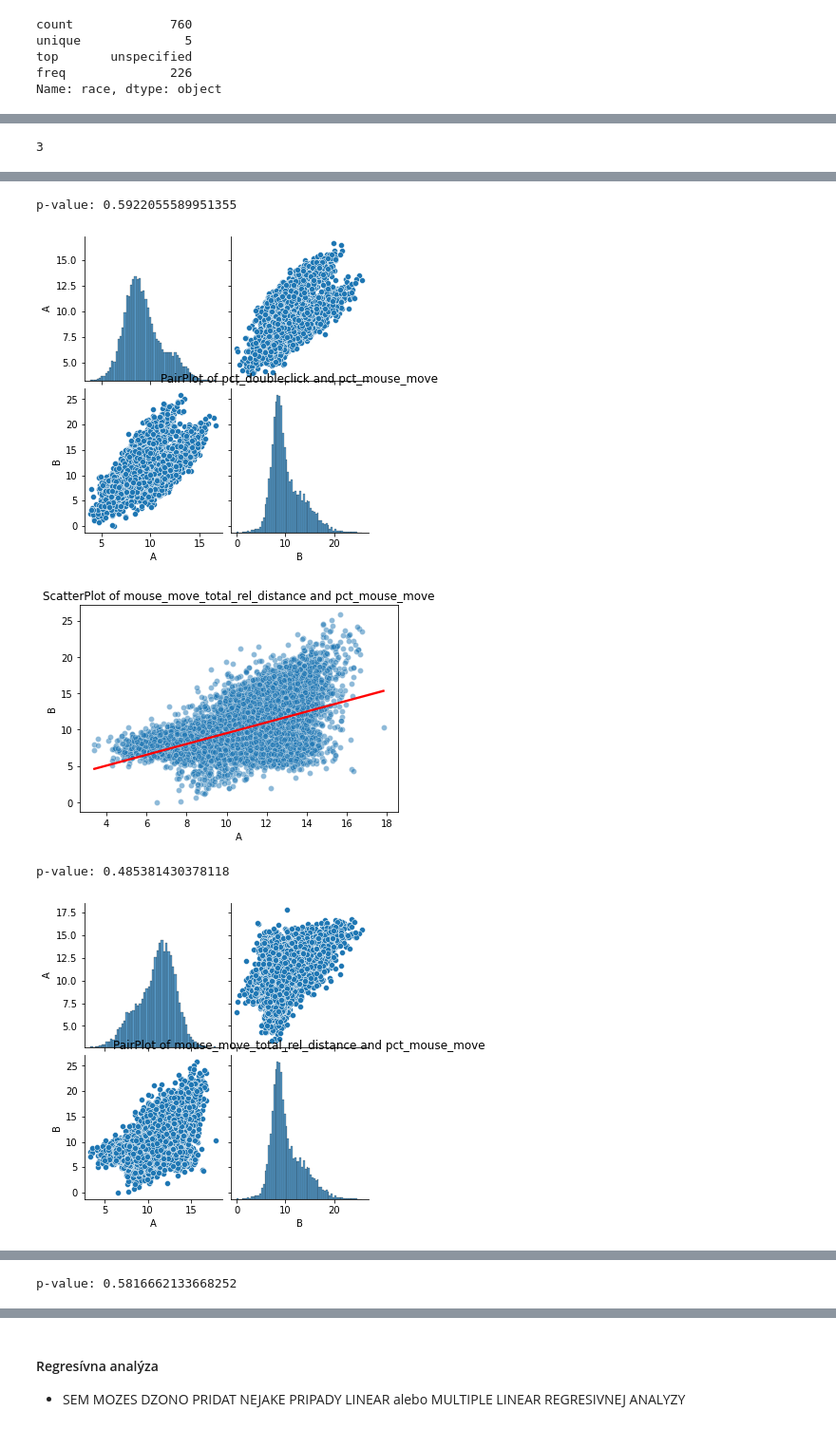
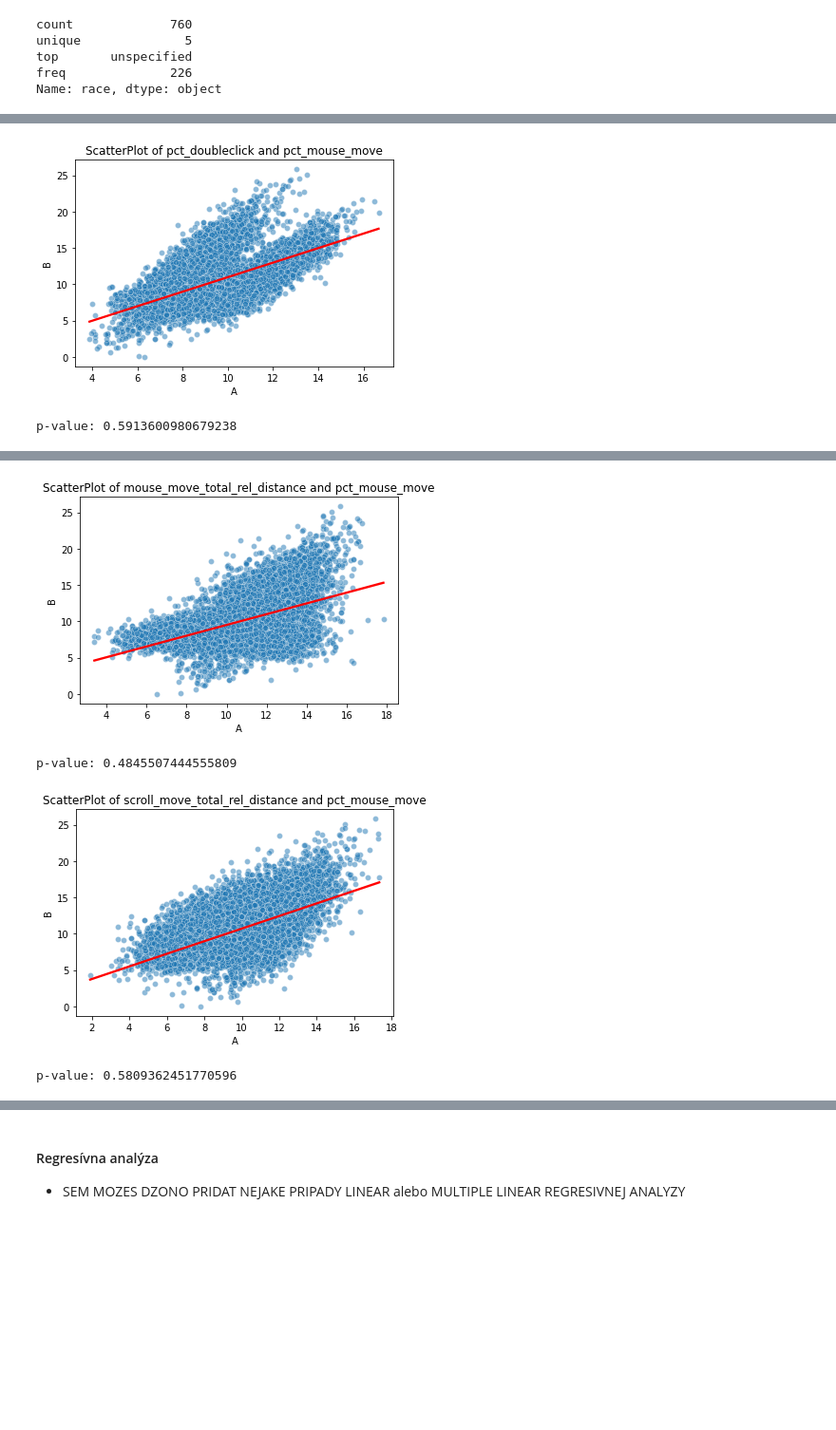
Before and after one commit to FilipMojto/IAU_project, a Jupyter notebook: EDA.ipynb, the cells around one changed output, grey strips where cells are left out. Shown at 95% size. Saved outputs shown, nothing was run; the diff lists cells and outputs as text; code cells hidden in the pictures; blank space fills up the shorter version.

```diff
--- a/EDA.ipynb
+++ b/EDA.ipynb
@@ -411,12 +426,0 @@ Name: race, dtype: object
-# %%
-# Calculate the Pearson correlation coefficient
-pearson_corr = merged_df['age'].corr(merged_df['page_activity_duration'], method='pearson')
-
-# Calculate the Spearman rank correlation coefficient
-spearman_corr = merged_df['age'].corr(merged_df['page_activity_duration'], method='spearman')
-
-print(f"Pearson Correlation: {pearson_corr}")
-print(f"Spearman Correlation: {spearman_corr}")
-
-covariance = np.cov(merged_df['page_activity_duration'], merged_df['age'])[0, 1]
-print(f'Covariance: {covariance}')
@@ -452,5 +432,5 @@ pre druhú vlastnosť jasne ukazuje, že rozdelenie má nižší vrch a menšie
 # %%
-def find_homog_var(df, number=3):
+def find_corr(df, number=3):
     COLUMN_COUNT = df.shape[1]
     pairs = []
 
@@ -464,20 +444,13 @@ def find_homog_var(df, number=3):
 
             # Check if the data type of both columns is numeric
             if col_A.dtype in [int, float] and col_B.dtype in [int, float]:
-                new_df = pd.DataFrame({'A': col_A, 'B': col_B}).dropna(how="any")
+                new_df = pd.DataFrame({'A': col_A, 'B': col_B})
 
-                # Perform the Levene test if data types are valid
-                #statistic, p_value = levene(new_df['A'], new_df['B'])
-
-                    # Calculate the Pearson correlation coefficient
                 pearson_corr = new_df['A'].corr(new_df['B'], method='pearson')
-                # Calculate the Spearman rank correlation coefficient
                 spearman_corr = new_df['A'].corr(new_df['B'], method='spearman')
                 kendall_corr = new_df['A'].corr(new_df['B'], method='kendall')
 
                 if pearson_corr > 0.05:
-                    #print(f"Variances between columns {col_A_name} and {col_B_name} are equal (failed to the null hypothesis)")
-                    #print(f'p: {p_value}')
 
                     #This represents a dictionary containing both attributes and their p-value
                     new_el = {
@@ -498,31 +471,19 @@ def find_homog_var(df, number=3):
 
     return pairs
 
-list = find_homog_var(df_sess)
-
-print(len(list))
+list = find_corr(df_sess)
 
 for el in list:
-    new_df = pd.DataFrame({'A': df_sess[el['A']], 'B': df_sess[el['B']]}).dropna(how="any")
+    new_df = pd.DataFrame({'A': df_sess[el['A']], 'B': df_sess[el['B']]})
 
-    # Create a scatter plot
     sns.scatterplot(x='A', y='B', data=new_df, alpha=0.5)
-    #plt.title('Scatter Plot with Pearson Correlation Line')
     plt.title(f"ScatterPlot of {el['A']} and {el['B']}")
 
-    # Add the Pearson correlation line
     sns.regplot(x='A', y='B', data=new_df, scatter=False, color='red')
-
-    #plt.text(0.1, 4000, f"Pearson Correlation: {el['p_value']}", color='red', fontsize=12)
-
     plt.show()
 
     print(f"p-value: {el['p_value']}")
     print('\n')
-
-    sns.pairplot(new_df)
-    plt.title(f"PairPlot of {el['A']} and {el['B']}")
-
-    plt.show()
 # %% [output]
+[figure, new version]
-3
+p-value: 0.5913600980679238
@@ -530,5 +490,4 @@ for el in list:
+[figure, new version]
-p-value: 0.5922055589951355
+p-value: 0.4845507444555809
-[figure, old version]
-[figure, old version]
+[figure, new version]
-p-value: 0.485381430378118
+p-value: 0.5809362451770596
-[figure, removed]
@@ -536 +493,0 @@ p-value: 0.485381430378118
-p-value: 0.5816662133668252
```
Also changed, not shown: parts of 41 cells of this notebook, 1 other file.
